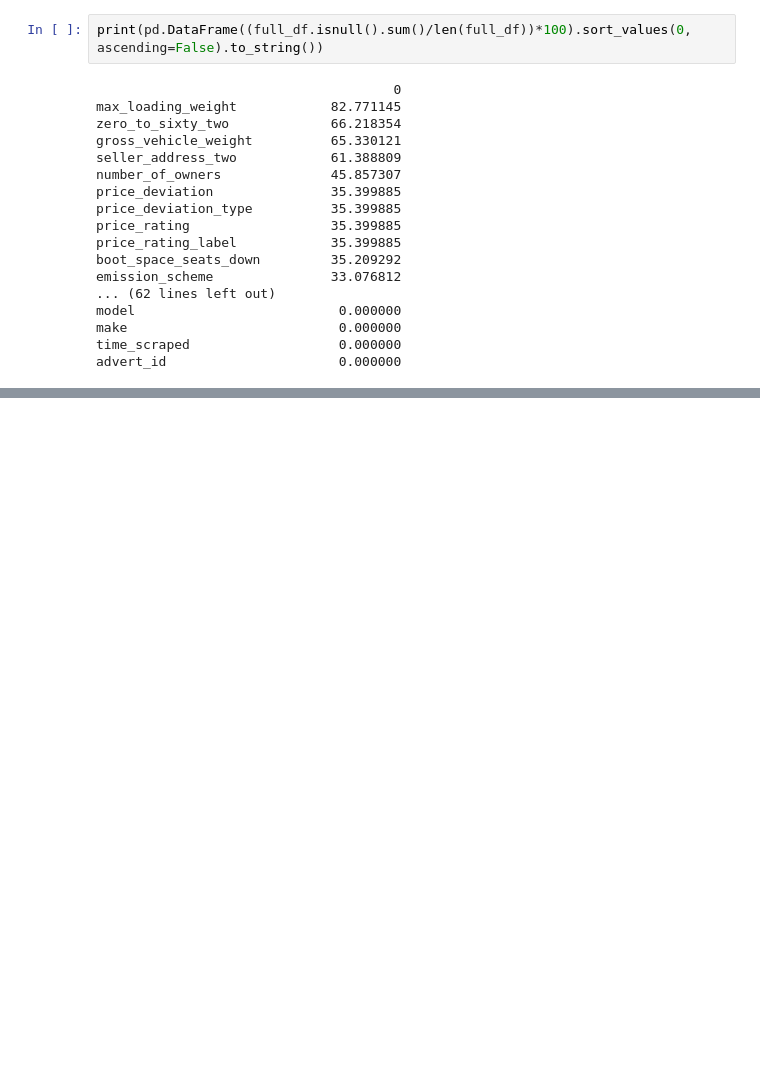
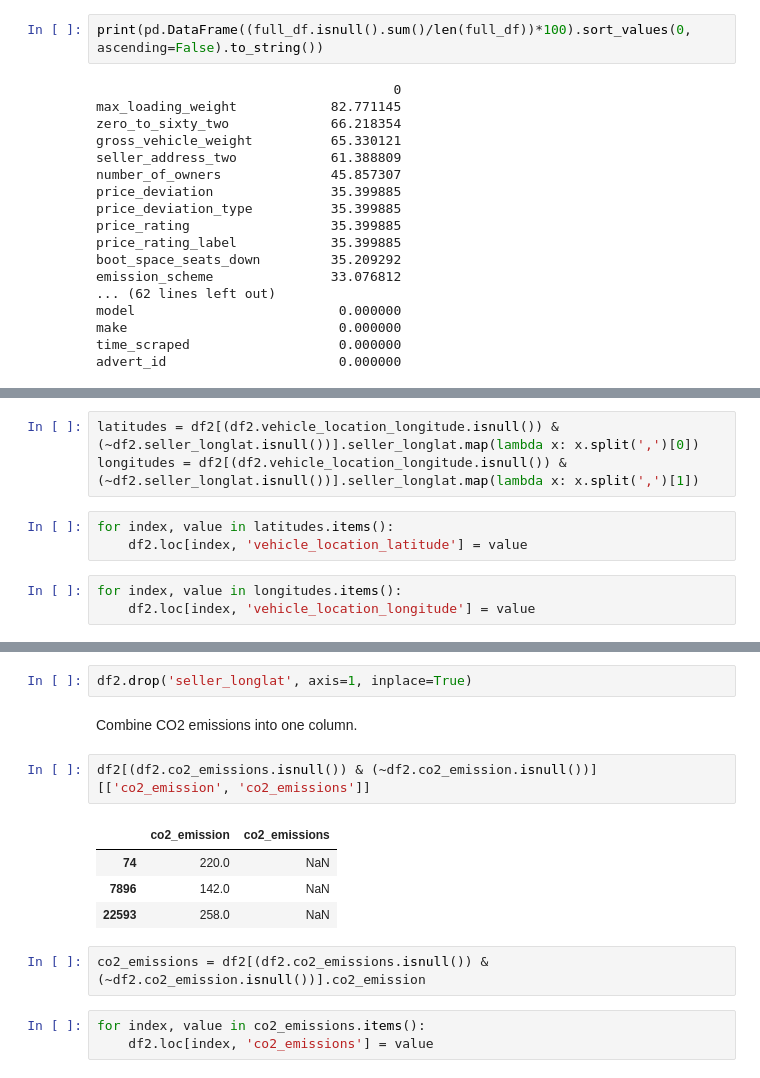
Before and after one commit to ezeahunanya/autotrader, a Jupyter notebook: data_preparation/data_cleaning.ipynb, the cells around one changed output, grey strips where cells are left out. Drawn from its saved outputs; the diff is of its cells as text; blank space fills up the shorter version.

```diff
--- a/data_preparation/data_cleaning.ipynb
+++ b/data_preparation/data_cleaning.ipynb
@@ -98,0 +220,9 @@ advert_id                      0.000000
+# %%
+latitudes = df2[(df2.vehicle_location_longitude.isnull()) & (~df2.seller_longlat.isnull())].seller_longlat.map(lambda x: x.split(',')[0])
+longitudes = df2[(df2.vehicle_location_longitude.isnull()) & (~df2.seller_longlat.isnull())].seller_longlat.map(lambda x: x.split(',')[1])
+# %%
+for index, value in latitudes.items():
+    df2.loc[index, 'vehicle_location_latitude'] = value
+# %%
+for index, value in longitudes.items():
+    df2.loc[index, 'vehicle_location_longitude'] = value
@@ -98,0 +239,16 @@ advert_id                      0.000000
+# %%
+df2.drop('seller_longlat', axis=1, inplace=True)
+# %% [markdown]
+Combine CO2 emissions into one column.
+# %%
+df2[(df2.co2_emissions.isnull()) & (~df2.co2_emission.isnull())][['co2_emission', 'co2_emissions']]
+# %% [output]
+|  | co2_emission | co2_emissions |
+| 74 | 220.0 | NaN |
+| 7896 | 142.0 | NaN |
+| 22593 | 258.0 | NaN |
+# %%
+co2_emissions = df2[(df2.co2_emissions.isnull()) & (~df2.co2_emission.isnull())].co2_emission
+# %%
+for index, value in co2_emissions.items():
+    df2.loc[index, 'co2_emissions'] = value
```
Also changed, not shown: parts of 38 cells of this notebook.
